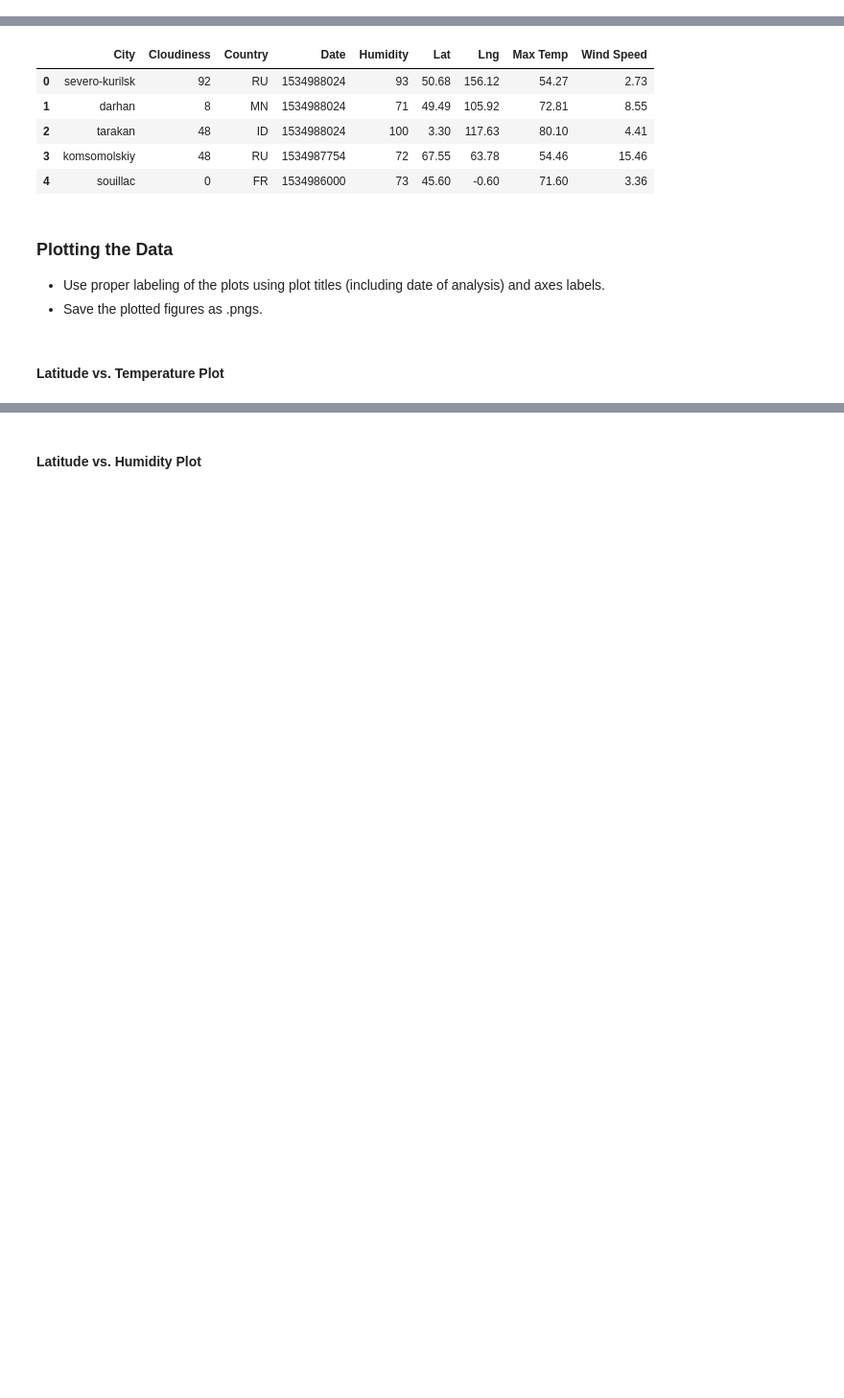
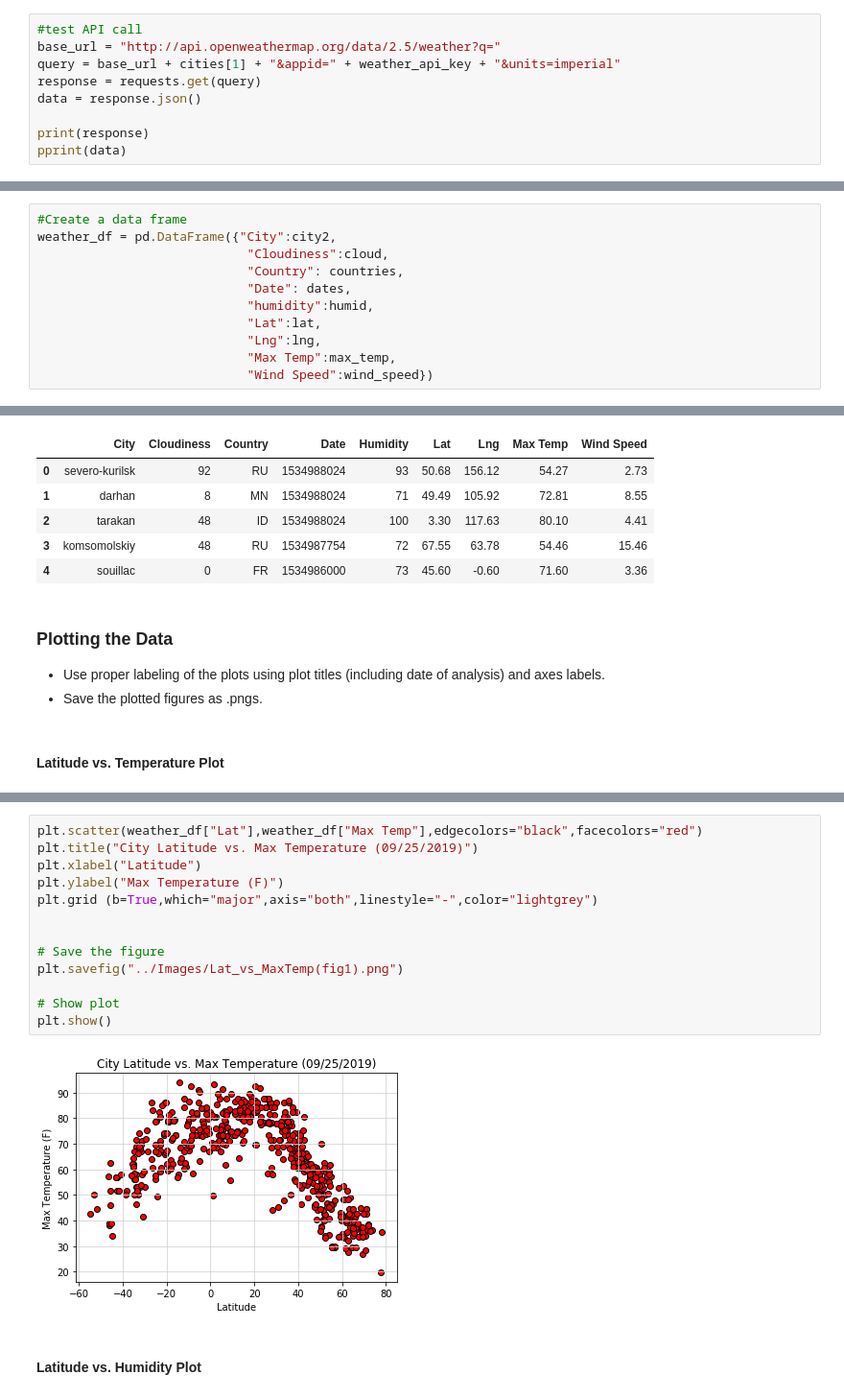
Before and after one commit to DD-44/6.python-api-challenge, a Jupyter notebook: starter_code/WeatherPy.ipynb, the cells around one changed output, grey strips where cells are left out. Shown: that part at 96% size. Saved outputs shown, nothing was run; the diff lists cells and outputs as text; blank space fills up the shorter version.

```diff
--- a/starter_code/WeatherPy.ipynb
+++ b/starter_code/WeatherPy.ipynb
@@ -74,0 +74,9 @@ Data Retrieval Complete
+# %%
+#test API call
+base_url = "http://api.openweathermap.org/data/2.5/weather?q="
+query = base_url + cities[1] + "&appid=" + weather_api_key + "&units=imperial"
+response = requests.get(query)
+data = response.json()
+
+print(response)
+pprint(data)
@@ -90,0 +172,11 @@ dtype: int64
+# %%
+#Create a data frame
+weather_df = pd.DataFrame({"City":city2,
+                            "Cloudiness":cloud,
+                            "Country": countries,
+                            "Date": dates,
+                            "humidity":humid,
+                            "Lat":lat,
+                            "Lng":lng,
+                            "Max Temp":max_temp,
+                            "Wind Speed":wind_speed})
@@ -108,2 +222,17 @@ dtype: int64
+# %%
+plt.scatter(weather_df["Lat"],weather_df["Max Temp"],edgecolors="black",facecolors="red")
+plt.title("City Latitude vs. Max Temperature (09/25/2019)")
+plt.xlabel("Latitude")
+plt.ylabel("Max Temperature (F)")
+plt.grid (b=True,which="major",axis="both",linestyle="-",color="lightgrey")
+
+
+# Save the figure
+plt.savefig("../Images/Lat_vs_MaxTemp(fig1).png")
+
+# Show plot
+plt.show()
+# %% [output]
+[figure, added]
 # %% [markdown]
 #### Latitude vs. Humidity Plot
```
Also changed, not shown: parts of 19 cells of this notebook, 6 other files.
